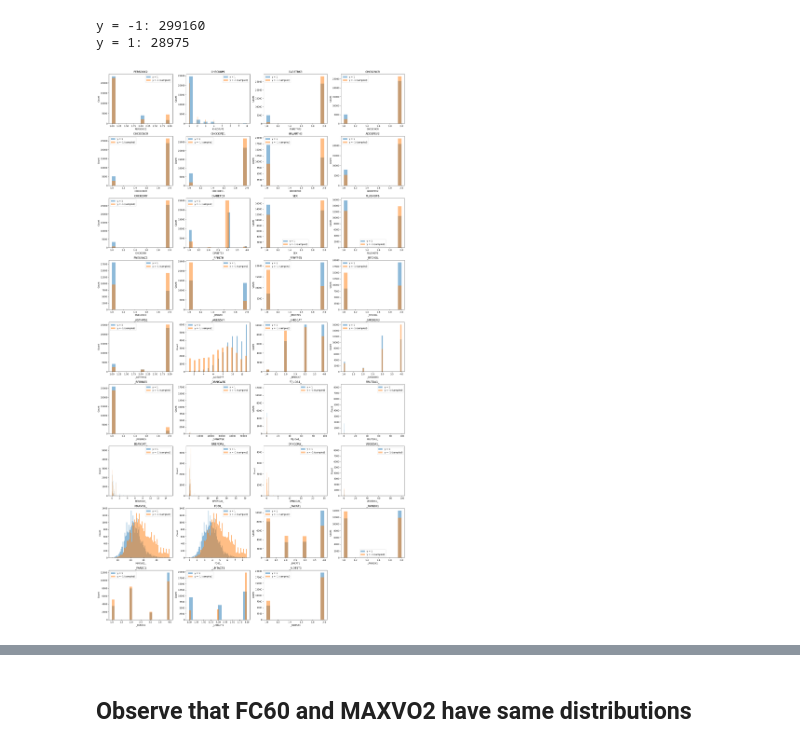
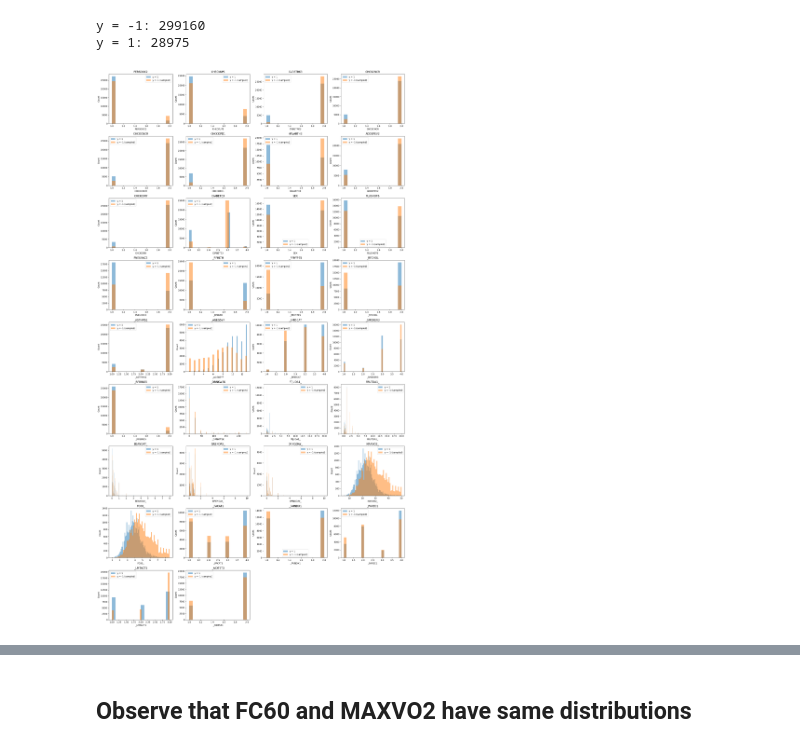
Before and after one commit to FabienDon/MLProject1, a Jupyter notebook: dropped_feautures.ipynb, the cells around one changed output, grey strips where cells are left out. Drawn from its saved outputs; the diff is of its cells as text; code cells hidden in the pictures.

```diff
--- a/dropped_feautures.ipynb
+++ b/dropped_feautures.ipynb
@@ -95,7 +115,7 @@ invalid_dict = {
 # %% [markdown]
 # Replace 7,9 etc with nans
 # %%
-helpers.replace_invalid_with_nan_inplace(train_clean, invalid_dict)
+helpers.replace_invalid_with_nan_inplace([train_clean,test_clean], invalid_dict)
 # %%
 n_rows = len(next(iter(train_clean.values())))  # number of samples
 
@@ -156,7 +176,7 @@ _PNEUMO2: 69.6634007344538
 # %% [markdown]
 ## Drop them
 # %%
-keep_dict = helpers.filter_features_by_nan(train_clean,threshold=30)
+train_clean, test_clean = helpers.filter_features_by_nan(train_clean,test_clean,threshold=30)
 # %% [output]
 Keeping 95 features
 # %% [markdown]
@@ -206,11 +226,10 @@ new_to_drop = [
  'GENHLTH', 'FRUITJU1', 'FRUIT1', 'FVBEANS',
  'FVGREEN', 'FVORANG','VEGETAB1',
  '_FRUTSUM','_VEGESUM','_FRT16','_VEG23',
- '_VEGLT1','_FRTLT1','_AGE65YR'
-
+ '_VEGLT1','_FRTLT1','_AGE65YR', 'VEGEDA1_'
 ]
 # %%
-train_clean, test_clean = helpers.drop_and_keep_features(keep_dict, test_dict, new_to_drop)
+train_clean, test_clean = helpers.drop_and_keep_features(train_clean, test_clean, new_to_drop)
 # %%
 len(train_clean)
 # %% [output]
@@ -267,45 +286,7 @@ print(f'y = 1: {len(y_pos)}')
 # %% [output]
 y = -1: 299160
 y = 1: 28975
-# %%
-import numpy as np
-import matplotlib.pyplot as plt
-
-# count how many samples in each class
-n_pos = np.sum(y_train == 1)
-idx_pos = np.where(y_train == 1)[0]
-idx_neg = np.where(y_train == -1)[0]
-
-# random subsample negatives
-np.random.seed(42)
-idx_neg_sampled = np.random.choice(idx_neg, size=n_pos, replace=False)
-
-# number of features
-n_features = len(train_clean)
-n_cols = 4
-n_rows = int(np.ceil(n_features / n_cols))
-
-fig, axes = plt.subplots(n_rows, n_cols, figsize=(n_cols*5, n_rows*4))
-
-for i, (feature_name, values) in enumerate(train_clean.items()):
-    ax = axes.flat[i]
-
-    vals_pos = values[idx_pos]
-    vals_neg = values[idx_neg_sampled]
-
-    ax.hist(vals_pos, bins='auto', alpha=0.5, label="y = 1")
-    ax.hist(vals_neg, bins='auto', alpha=0.5, label="y = -1 (sampled)")
-
-    ax.set_title(feature_name)
-    ax.set_xlabel(feature_name)
-    ax.set_ylabel("Count")
-    ax.legend()
-
-# Hide empty subplots (if number of features not multiple of 4)
-for j in range(i+1, n_rows*n_cols):
-    fig.delaxes(axes.flat[j])
-
-plt.tight_layout()
-plt.show()
-# %% [output]
-[figure, removed]
+# %%
+helpers.distribution_plotter(y_train,train_clean)
+# %% [output]
+[figure, added]
```
Also changed, not shown: parts of 10 cells of this notebook, 2 other files.
